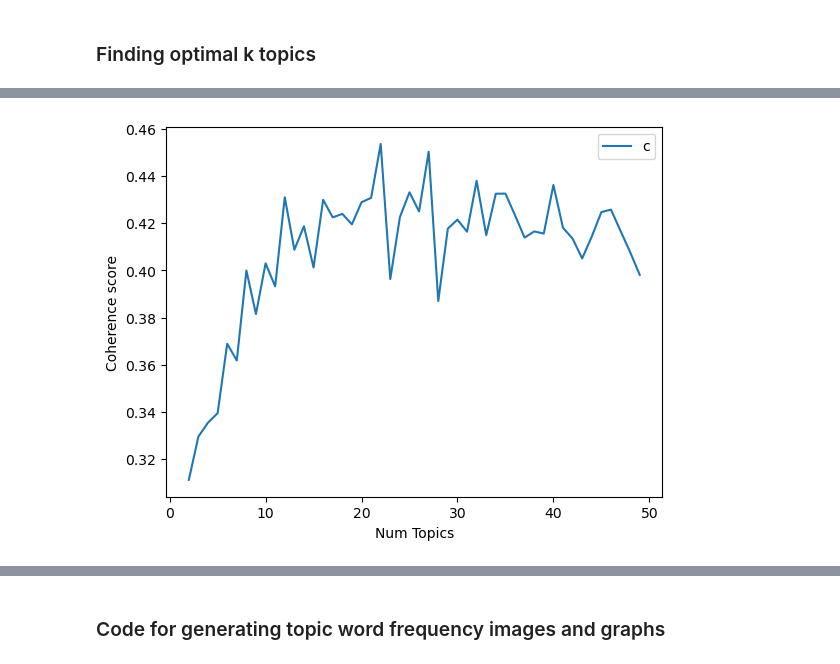
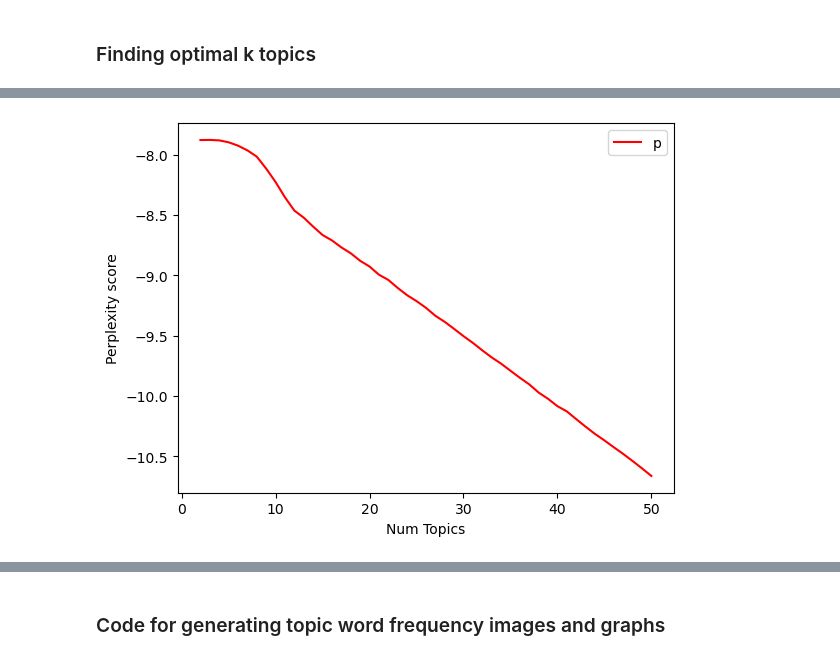
Before and after one commit to gadddy/Text-Mining-Learning-Applications, a Jupyter notebook: topic-modelling/yelp_lda.ipynb, the cells around one changed output, grey strips where cells are left out. Drawn from its saved outputs; the diff is of its cells as text; code cells hidden in the pictures.

```diff
--- a/topic-modelling/yelp_lda.ipynb
+++ b/topic-modelling/yelp_lda.ipynb
@@ -54,13 +54,18 @@ model_list = []
 coherence_values = []
 perplexity_values = []
 model_topics = []
+highest_coherence = 0
+best_lda = None
 
 # Iterate with a custom description
-for num_topics in tqdm(range(2, 50, 1), desc="Processing data"):
+for num_topics in tqdm(range(2, 51, 1), desc="loading: "):
     lda_x = gensim.models.ldamodel.LdaModel(corpus=vecs, id2word=dictionary, num_topics=num_topics)
     coherencemodel = CoherenceModel(model=lda_x, texts=docs, dictionary=dictionary, coherence='c_v')
     # Compute Perplexity
     perplex= lda_x.log_perplexity(vecs, total_docs=None)
+    if coherencemodel.get_coherence() > highest_coherence:
+        highest_coherence = coherencemodel.get_coherence()
+        best_lda = lda_x
     model_topics.append(num_topics)
     model_list.append(lda_x)
     coherence_values.append(coherencemodel.get_coherence())
@@ -88,17 +122,17 @@ def index_of_num_topics(num_topics):
 # %%
-# Show coherence score graph
+# Show perplexity score graph
 
 import matplotlib.pyplot as plt
 
-limit=50; start=2; step=1;
-x = range(start, limit, step)
-plt.plot(x, coherence_values)
+limit=51; start=2; step=1;
+x_plex = range(start, limit, step)
+plt.plot(x_plex, perplexity_values,color='red')
 plt.xlabel("Num Topics")
-plt.ylabel("Coherence score")
-plt.legend(("coherence_values"), loc='best')
+plt.ylabel("Perplexity score")
+plt.legend(("perplexity_values"), loc='best')
 # Save the plot
-plt.savefig('coherence_values.png')
+plt.savefig('perplexity_values.png')
 
 plt.show()
 # %% [output]
-[figure, old version]
+[figure, new version]
```
Also changed, not shown: parts of 24 cells of this notebook, 7 other files.
